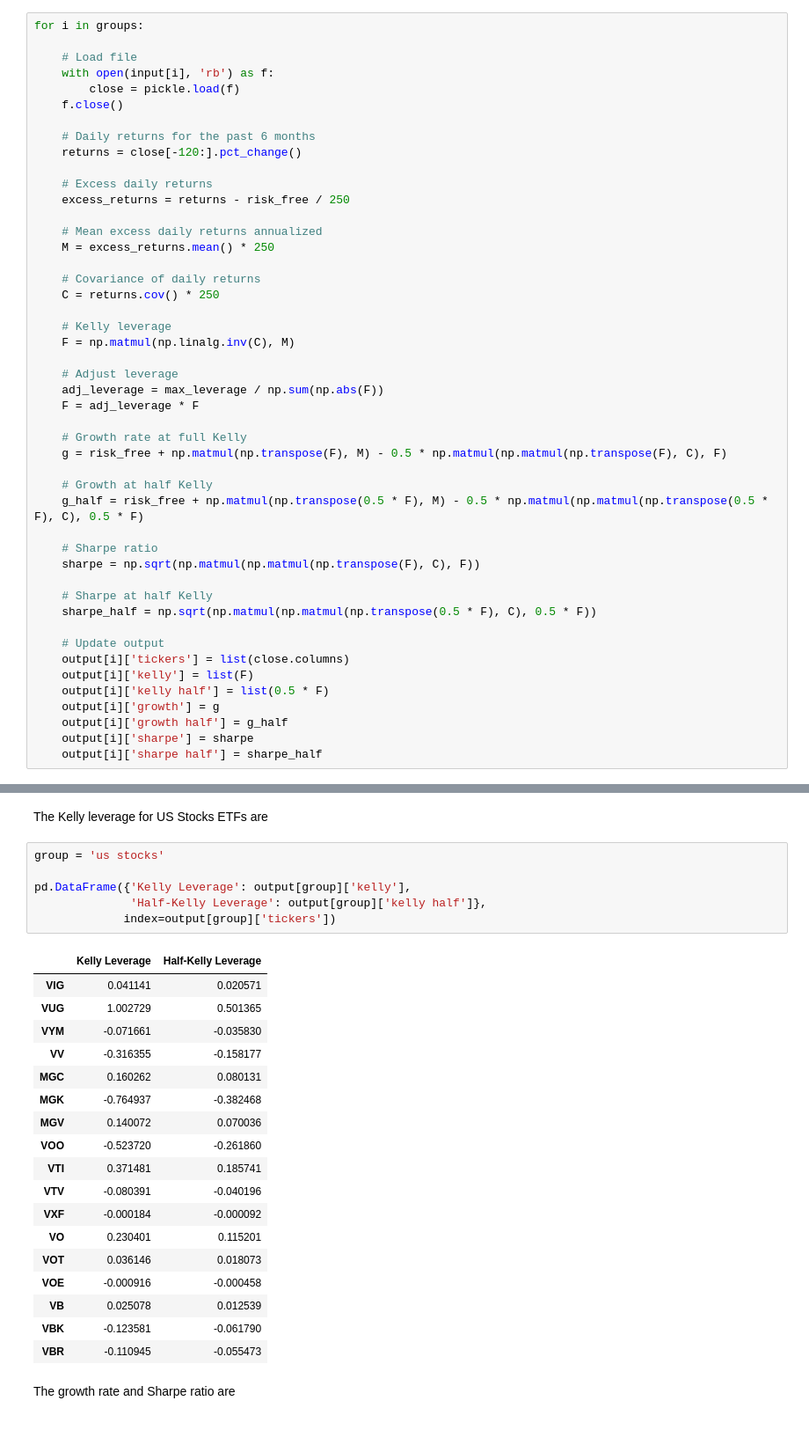
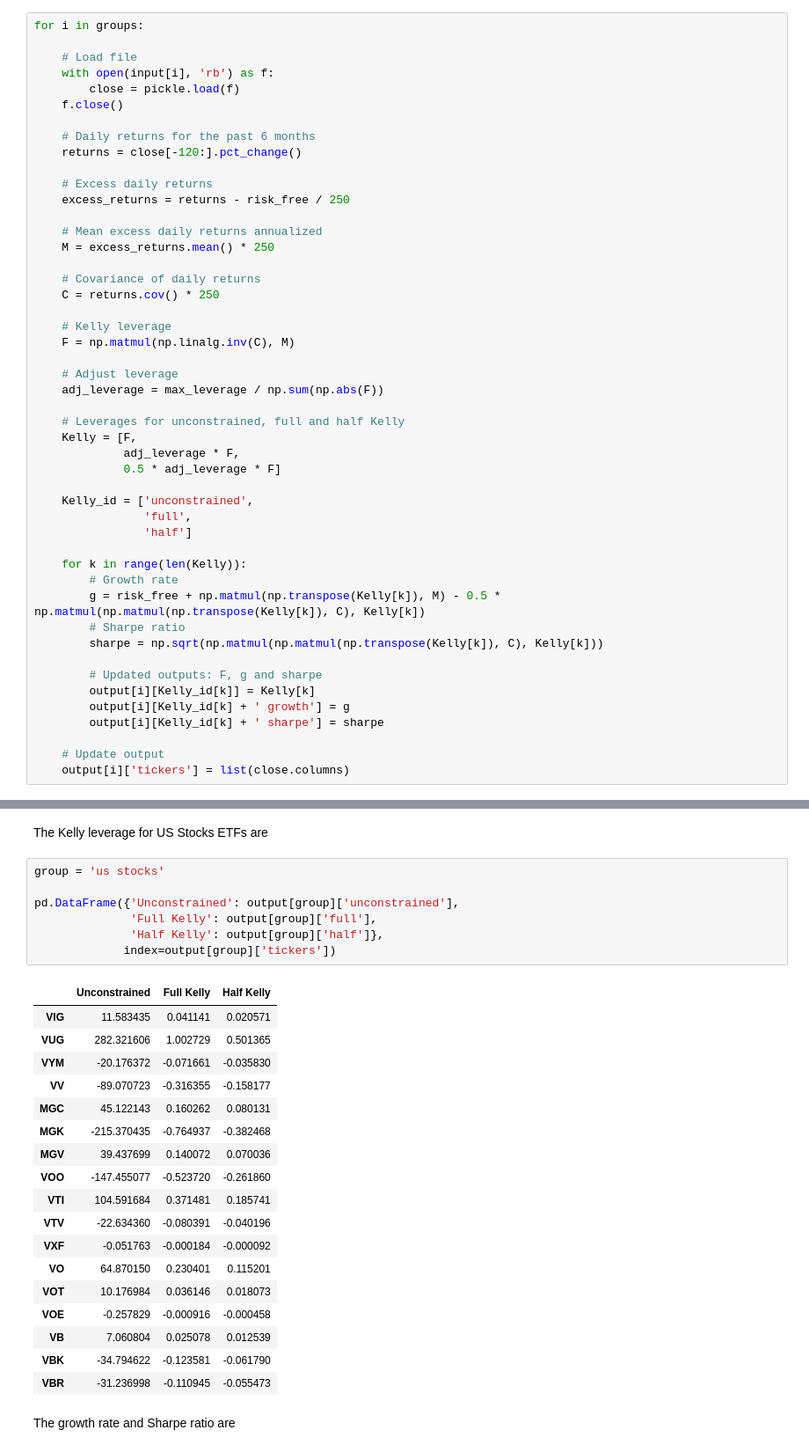
Before and after one commit to DinodC/investing-etf-kelly, a Jupyter notebook: investing_etf_kelly_02.ipynb, the cells around one changed output, grey strips where cells are left out. Shown at 88% size. Saved outputs shown, nothing was run; the diff lists cells and outputs as text.

```diff
--- a/investing_etf_kelly_02.ipynb
+++ b/investing_etf_kelly_02.ipynb
@@ -127,25 +133,26 @@ for i in groups:
 
     # Adjust leverage
     adj_leverage = max_leverage / np.sum(np.abs(F))
-    F = adj_leverage * F
 
-    # Growth rate at full Kelly
-    g = risk_free + np.matmul(np.transpose(F), M) - 0.5 * np.matmul(np.matmul(np.transpose(F), C), F)
+    # Leverages for unconstrained, full and half Kelly
+    Kelly = [F,
+             adj_leverage * F,
+             0.5 * adj_leverage * F]
 
-    # Growth at half Kelly
-    g_half = risk_free + np.matmul(np.transpose(0.5 * F), M) - 0.5 * np.matmul(np.matmul(np.transpose(0.5 * F), C), 0.5 * F)
+    Kelly_id = ['unconstrained',
+                'full',
+                'half']
 
-    # Sharpe ratio
-    sharpe = np.sqrt(np.matmul(np.matmul(np.transpose(F), C), F))
+    for k in range(len(Kelly)):
+        # Growth rate
+        g = risk_free + np.matmul(np.transpose(Kelly[k]), M) - 0.5 * np.matmul(np.matmul(np.transpose(Kelly[k]), C), Kelly[k])
+        # Sharpe ratio
+        sharpe = np.sqrt(np.matmul(np.matmul(np.transpose(Kelly[k]), C), Kelly[k]))
 
-    # Sharpe at half Kelly
-    sharpe_half = np.sqrt(np.matmul(np.matmul(np.transpose(0.5 * F), C), 0.5 * F))
+        # Updated outputs: F, g and sharpe
+        output[i][Kelly_id[k]] = Kelly[k]
+        output[i][Kelly_id[k] + ' growth'] = g
+        output[i][Kelly_id[k] + ' sharpe'] = sharpe
 
     # Update output
     output[i]['tickers'] = list(close.columns)
-    output[i]['kelly'] = list(F)
-    output[i]['kelly half'] = list(0.5 * F)
-    output[i]['growth'] = g
-    output[i]['growth half'] = g_half
-    output[i]['sharpe'] = sharpe
-    output[i]['sharpe half'] = sharpe_half
@@ -191,28 +202,29 @@ The Kelly leverage for US Stocks ETFs are
 # %%
 group = 'us stocks'
 
-pd.DataFrame({'Kelly Leverage': output[group]['kelly'],
-              'Half-Kelly Leverage': output[group]['kelly half']},
+pd.DataFrame({'Unconstrained': output[group]['unconstrained'],
+              'Full Kelly': output[group]['full'],
+              'Half Kelly': output[group]['half']},
              index=output[group]['tickers'])
 # %% [output]
-|  | Kelly Leverage | Half-Kelly Leverage |
-| VIG | 0.041141 | 0.020571 |
-| VUG | 1.002729 | 0.501365 |
-| VYM | -0.071661 | -0.035830 |
-| VV | -0.316355 | -0.158177 |
-| MGC | 0.160262 | 0.080131 |
-| MGK | -0.764937 | -0.382468 |
-| MGV | 0.140072 | 0.070036 |
-| VOO | -0.523720 | -0.261860 |
-| VTI | 0.371481 | 0.185741 |
-| VTV | -0.080391 | -0.040196 |
-| VXF | -0.000184 | -0.000092 |
-| VO | 0.230401 | 0.115201 |
-| VOT | 0.036146 | 0.018073 |
-| VOE | -0.000916 | -0.000458 |
-| VB | 0.025078 | 0.012539 |
-| VBK | -0.123581 | -0.061790 |
-| VBR | -0.110945 | -0.055473 |
+|  | Unconstrained | Full Kelly | Half Kelly |
+| VIG | 11.583435 | 0.041141 | 0.020571 |
+| VUG | 282.321606 | 1.002729 | 0.501365 |
+| VYM | -20.176372 | -0.071661 | -0.035830 |
+| VV | -89.070723 | -0.316355 | -0.158177 |
+| MGC | 45.122143 | 0.160262 | 0.080131 |
+| MGK | -215.370435 | -0.764937 | -0.382468 |
+| MGV | 39.437699 | 0.140072 | 0.070036 |
+| VOO | -147.455077 | -0.523720 | -0.261860 |
+| VTI | 104.591684 | 0.371481 | 0.185741 |
+| VTV | -22.634360 | -0.080391 | -0.040196 |
+| VXF | -0.051763 | -0.000184 | -0.000092 |
+| VO | 64.870150 | 0.230401 | 0.115201 |
+| VOT | 10.176984 | 0.036146 | 0.018073 |
+| VOE | -0.257829 | -0.000916 | -0.000458 |
+| VB | 7.060804 | 0.025078 | 0.012539 |
+| VBK | -34.794622 | -0.123581 | -0.061790 |
+| VBR | -31.236998 | -0.110945 | -0.055473 |
 # %% [markdown]
 The growth rate and Sharpe ratio are
 # %%
```
Also changed, not shown: parts of 16 cells of this notebook.
